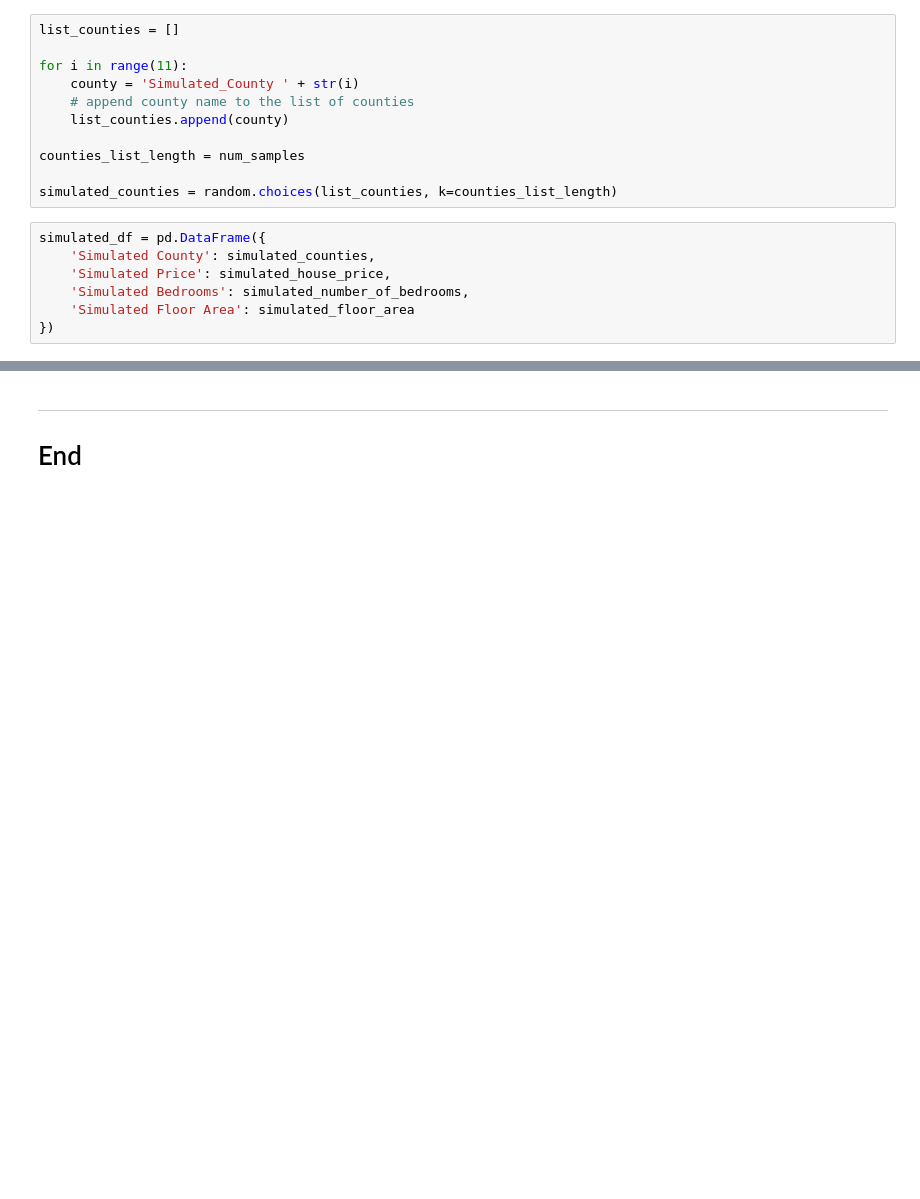
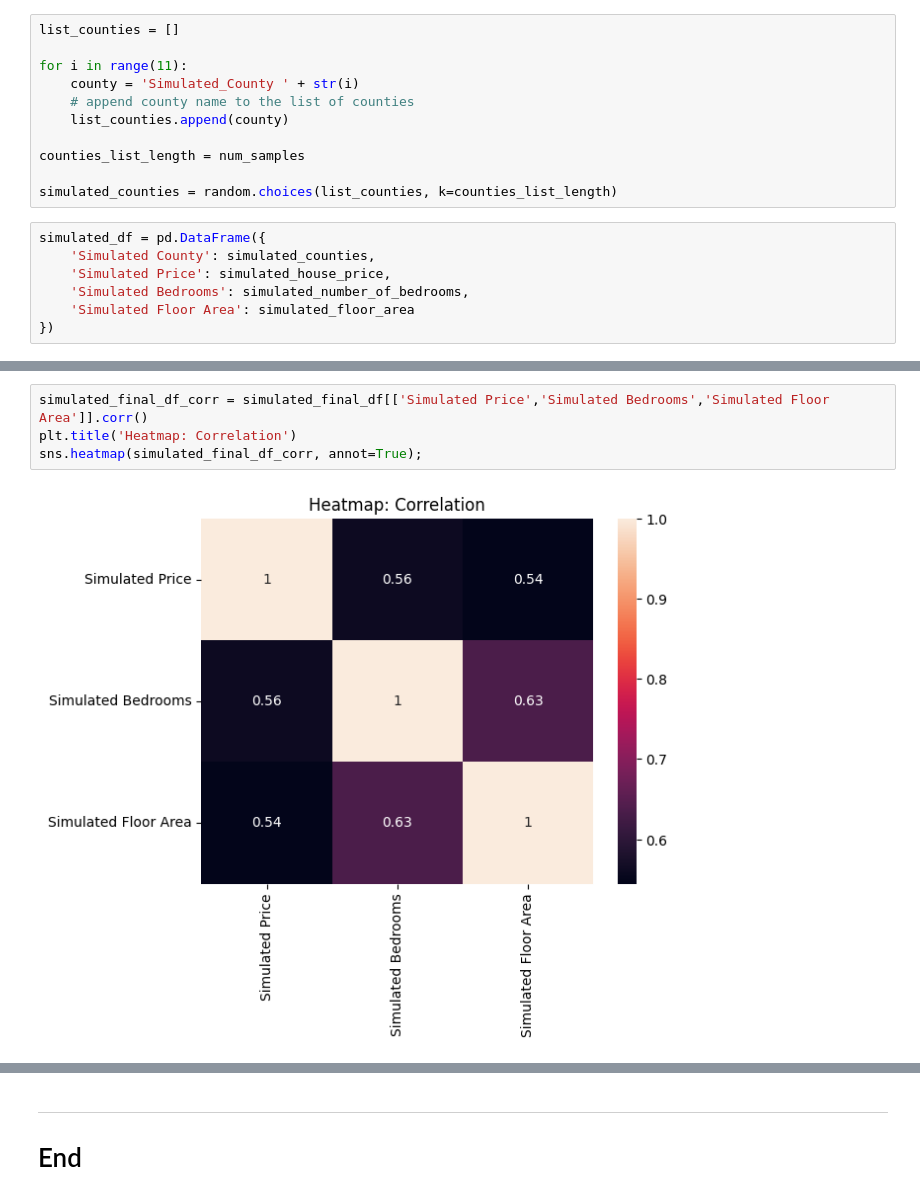
Before and after one commit to damienfarrell/prog-data-p1, a Jupyter notebook: Project_1.ipynb, the cells around one changed output, grey strips where cells are left out. Drawn from its saved outputs; the diff is of its cells as text; blank space fills up the shorter version.

```diff
--- a/Project_1.ipynb
+++ b/Project_1.ipynb
@@ -434,0 +470,6 @@ covariance_matrix
+# %%
+simulated_final_df_corr = simulated_final_df[['Simulated Price','Simulated Bedrooms','Simulated Floor Area']].corr()
+plt.title('Heatmap: Correlation')
+sns.heatmap(simulated_final_df_corr, annot=True);
+# %% [output]
+[figure, added]
```
Also changed, not shown: parts of 22 cells of this notebook.
